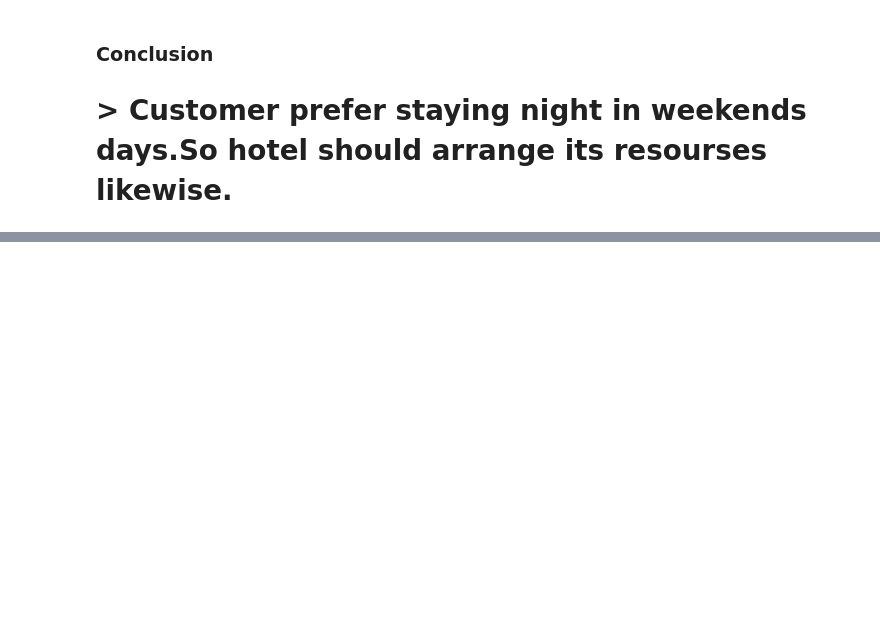
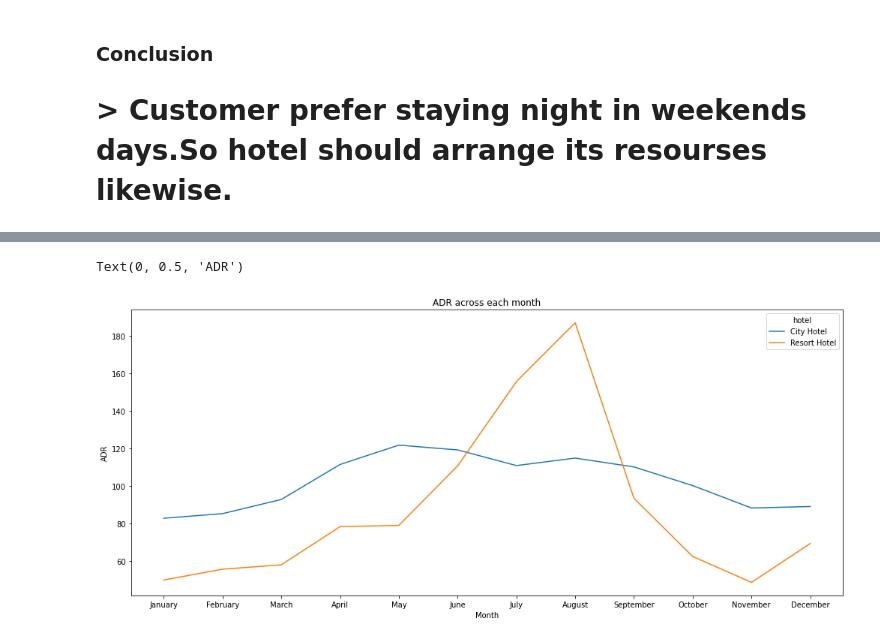
Before and after one commit to jayesh2708/EDA-Hotel-Booking, a Jupyter notebook: Jayesh_Hotel_Booking_Analysis_Capstone_Project.ipynb, the cells around one changed output, grey strips where cells are left out. Drawn from its saved outputs; the diff is of its cells as text; code cells hidden in the pictures; blank space fills up the shorter version.

```diff
--- a/Jayesh_Hotel_Booking_Analysis_Capstone_Project.ipynb
+++ b/Jayesh_Hotel_Booking_Analysis_Capstone_Project.ipynb
@@ -311,0 +314,12 @@ Text(0.5, 0, 'Nights of stay')
+# %%
+#using groupby
+bookings_by_months_df=hotel_df.groupby(['arrival_date_month','hotel'])['adr'].mean().reset_index()
+
+#create month list.
+months = ['January', 'February', 'March', 'April', 'May', 'June', 'July', 'August', 'September', 'October', 'November', 'December']
+# it will take the order of the month list in the our dataframe along with values
+bookings_by_months_df['arrival_date_month']=pd.Categorical(bookings_by_months_df['arrival_date_month'],categories=months,ordered=True)
+
+#sortting.
+bookings_by_months_df=bookings_by_months_df.sort_values('arrival_date_month')
+bookings_by_months_df
@@ -311,0 +344,12 @@ Text(0.5, 0, 'Nights of stay')
+# %%
+# setting plot size and plot the line to plot graph for understanding the trend value
+plt.figure(figsize=(17,7))
+sns.lineplot(x=bookings_by_months_df['arrival_date_month'],y=bookings_by_months_df['adr'],hue=bookings_by_months_df['hotel'])
+
+# setting lables
+plt.title('ADR across each month')
+plt.xlabel('Month')
+plt.ylabel('ADR')
+# %% [output]
+Text(0, 0.5, 'ADR')
+[figure, added]
```
Also changed, not shown: parts of 6 cells of this notebook.
